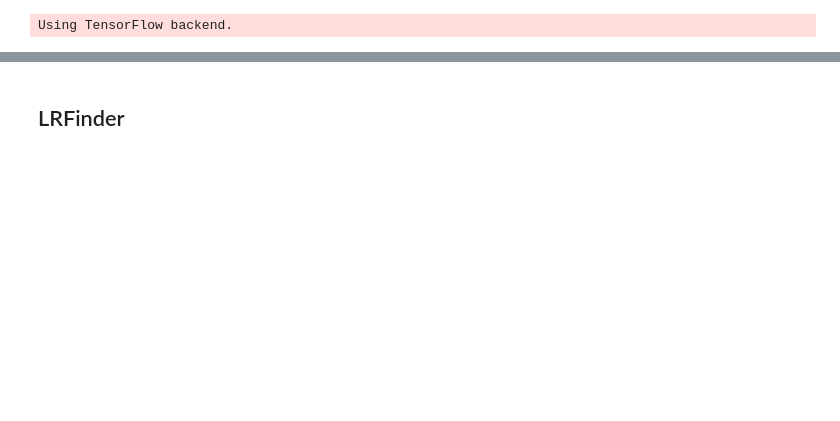
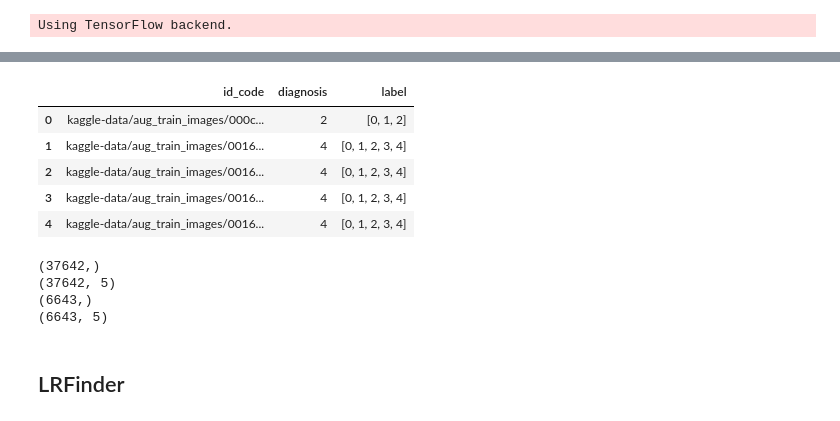
Before and after one commit to MittalNeha/retinopathy-kaggle, a Jupyter notebook: Resnet50_combine_old.ipynb, the cells around one changed output, grey strips where cells are left out. Cells and saved outputs as stored; diff of their text form; code cells hidden in the pictures; blank space fills up the shorter version.

```diff
--- a/Resnet50_combine_old.ipynb
+++ b/Resnet50_combine_old.ipynb
@@ -111,8 +135,12 @@ df_old = pd.read_csv('kaggle-data/trainLabels.csv')
 df_train.columns = ['id_code', 'diagnosis']
 df_old.columns = ['id_code', 'diagnosis']
 
-x = df_train['id_code']
-y = df_train['diagnosis']
+#removing images that had bad contrast
+df_old = df_old[df_old.id_code != '1986_left']
+df_old = df_old[df_old.id_code != '34689_left']
 
-# x, y = shuffle(x, y, random_state=8)
-y.hist()
+df_train['id_code'] = 'kaggle-data/aug_train_images/' + df_train['id_code'].astype(str) + ".png"
+df_old['id_code'] = 'kaggle-data/old_train_images/' + df_old['id_code'].astype(str) + ".jpeg"
+
+train_df = pd.concat([df_train,df_old]).reset_index(drop=True)
+train_df.head()
@@ -121,9 +156,16 @@ FileNotFoundError: ignored
 # %%
 def get_label(diagnosis):
   return [i for i in range(diagnosis + 1)]
 #     return ','.join([str(i+1) for i in range(diagnosis + 1)])
-df_train['label'] = df_train.diagnosis.apply(get_label)
-df_train.head()
+train_df['label'] = train_df.diagnosis.apply(get_label)
+train_df.head()
+# %% [output]
+|  | id_code | diagnosis | label |
+| 0 | kaggle-data/aug_train_images/000c... | 2 | [0, 1, 2] |
+| 1 | kaggle-data/aug_train_images/0016... | 4 | [0, 1, 2, 3, 4] |
+| 2 | kaggle-data/aug_train_images/0016... | 4 | [0, 1, 2, 3, 4] |
+| 3 | kaggle-data/aug_train_images/0016... | 4 | [0, 1, 2, 3, 4] |
+| 4 | kaggle-data/aug_train_images/0016... | 4 | [0, 1, 2, 3, 4] |
 # %%
 mlb = MultiLabelBinarizer(classes=[0,1,2,3,4])
 # labels = [(1,2), (1,), (1,2)]
@@ -134,8 +176,14 @@ mlb = MultiLabelBinarizer(classes=[0,1,2,3,4])
 # yy = mlb.fit_transform(df_train['diagnosis'])
 # mlb.classes_
 # %%
-y = df_train['label']
+y = train_df['label']
 y = mlb.fit_transform(y)
+
+x = train_df['id_code']
+
+
+x, y = shuffle(x, y, random_state=8)
+
 # y = to_categorical(y, num_classes=NUM_CLASSES)
 train_x, valid_x, train_y, valid_y = train_test_split(x, y, test_size=0.15,
                                                       stratify=y, random_state=8)
@@ -143,6 +191,11 @@ print(train_x.shape)
 print(train_y.shape)
 print(valid_x.shape)
 print(valid_y.shape)
+# %% [output]
+(37642,)
+(37642, 5)
+(6643,)
+(6643, 5)
 # %%
 sometimes = lambda aug: iaa.Sometimes(0.5, aug)
 seq = iaa.Sequential([
```
Also changed, not shown: parts of 7 cells of this notebook.
